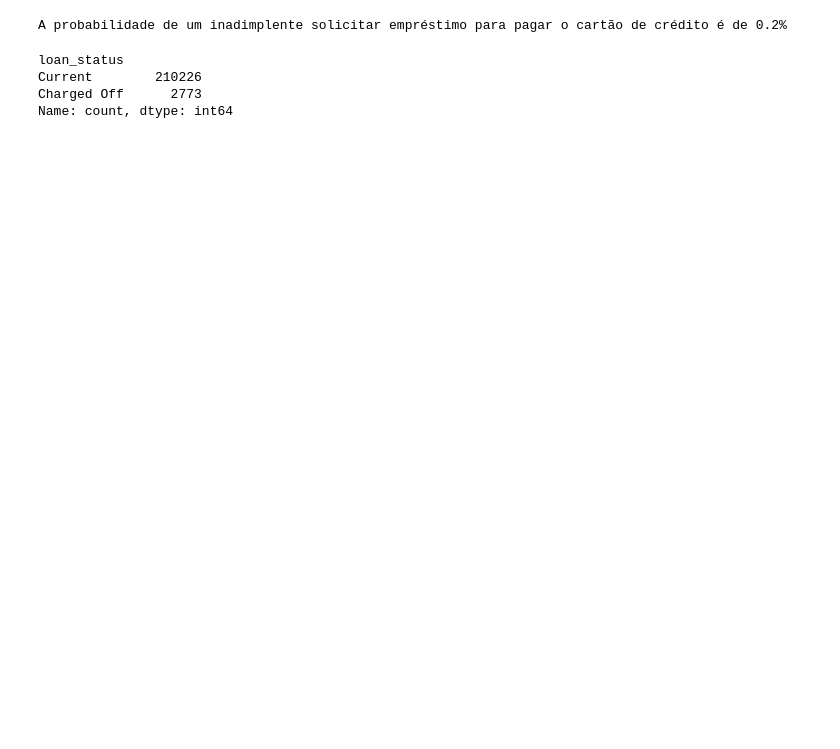
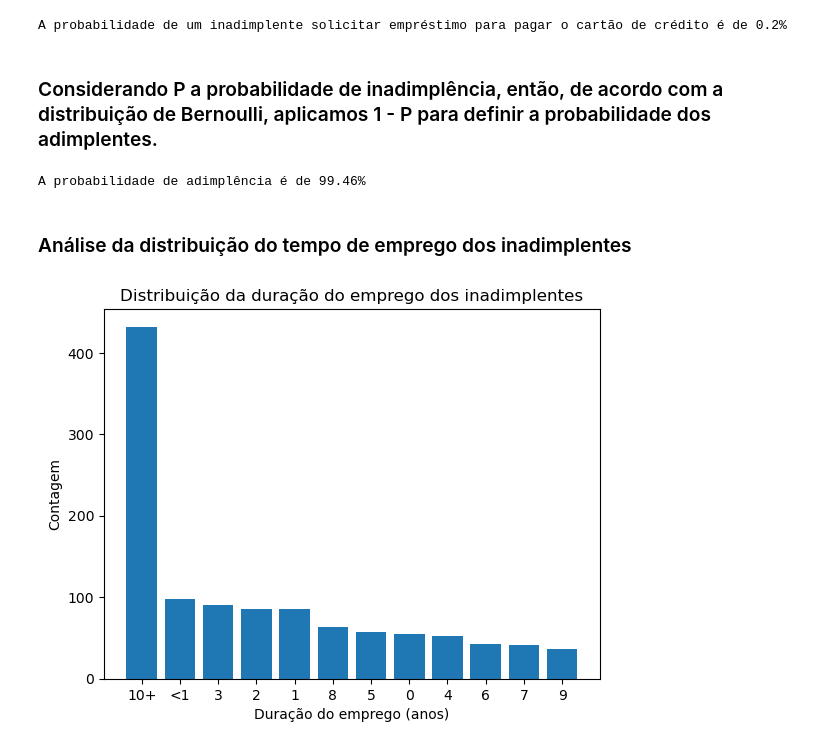
Before and after one commit to caiocguedes/credit-risk, a Jupyter notebook: analise_de_credito.ipynb, the cells around one changed output. Drawn from its saved outputs; the diff is of its cells as text; code cells hidden in the pictures; blank space fills up the shorter version.

Commit message:
atualizando o projeto com Bernoulli e medidas de tendencia central

```diff
--- a/analise_de_credito.ipynb
+++ b/analise_de_credito.ipynb
@@ -65,10 +66,24 @@ probabilidade_condicional = prob_inadimplentes_emp_para_pagar_cc/prob_inadimplen
 print(f'A probabilidade de um inadimplente solicitar empréstimo para pagar o cartão de crédito é de {round(probabilidade_condicional,2)}%')
 # %% [output]
 A probabilidade de um inadimplente solicitar empréstimo para pagar o cartão de crédito é de 0.2%
-# %%
-df_limpo['loan_status'].value_counts()
-# %% [output]
-loan_status
-Current        210226
-Charged Off      2773
-Name: count, dtype: int64
+# %% [markdown]
+### Considerando P a probabilidade de inadimplência, então, de acordo com a distribuição de Bernoulli, aplicamos 1 - P para definir a probabilidade dos adimplentes.
+# %%
+prob_adimplentes = 1 - prob_inadimplentes
+
+print(f'A probabilidade de adimplência é de {round(prob_adimplentes*100,2)}%')
+# %% [output]
+A probabilidade de adimplência é de 99.46%
+# %% [markdown]
+### Análise da distribuição do tempo de emprego dos inadimplentes
+# %%
+df_inadimplentes = df_limpo[df_limpo['acc_now_delinq'] > 0]
+contagem_emp_length = df_inadimplentes['emp_length'].value_counts()
+
+plt.bar(contagem_emp_length.index, contagem_emp_length.values)
+plt.title('Distribuição da duração do emprego dos inadimplentes')
+plt.xlabel('Duração do emprego (anos)')
+plt.ylabel('Contagem')
+plt.show()
+# %% [output]
+[figure, added]
```
Also changed, not shown: parts of 10 cells of this notebook, 1 other file.
